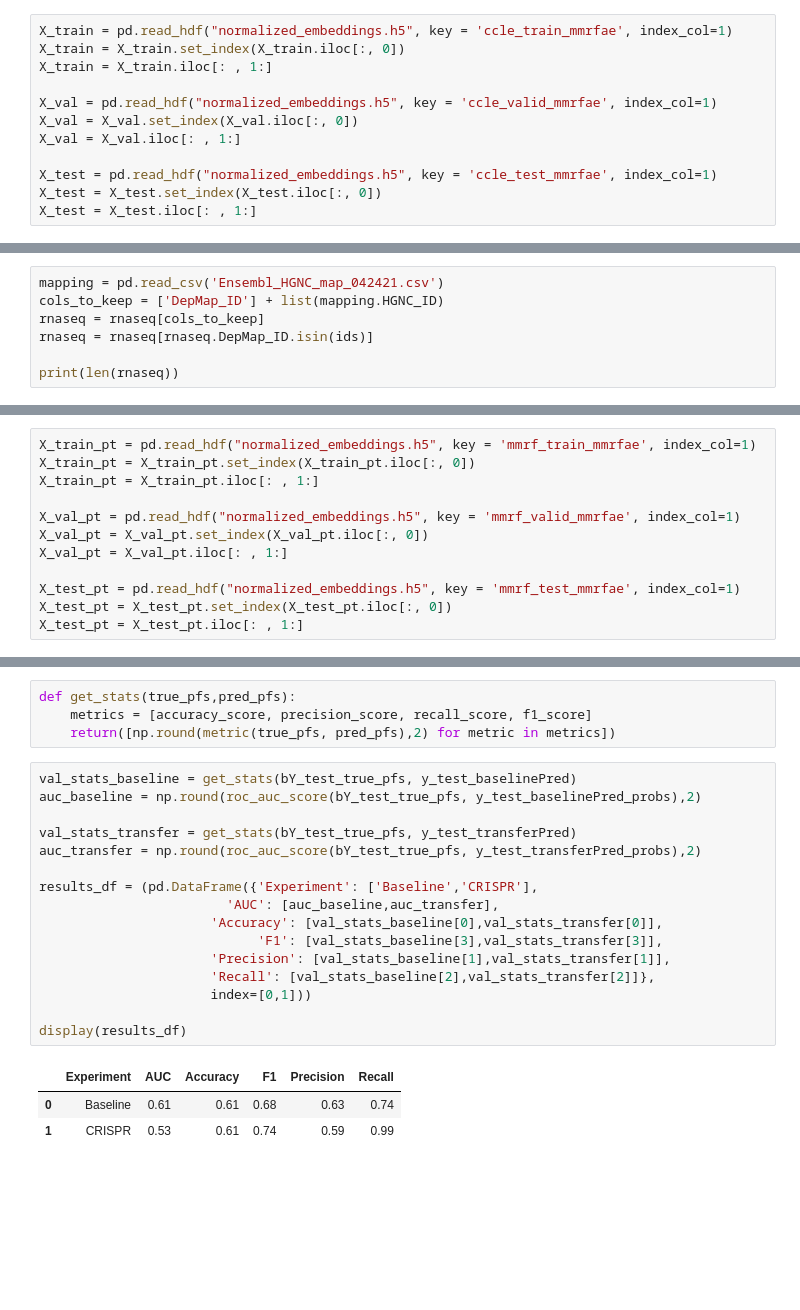
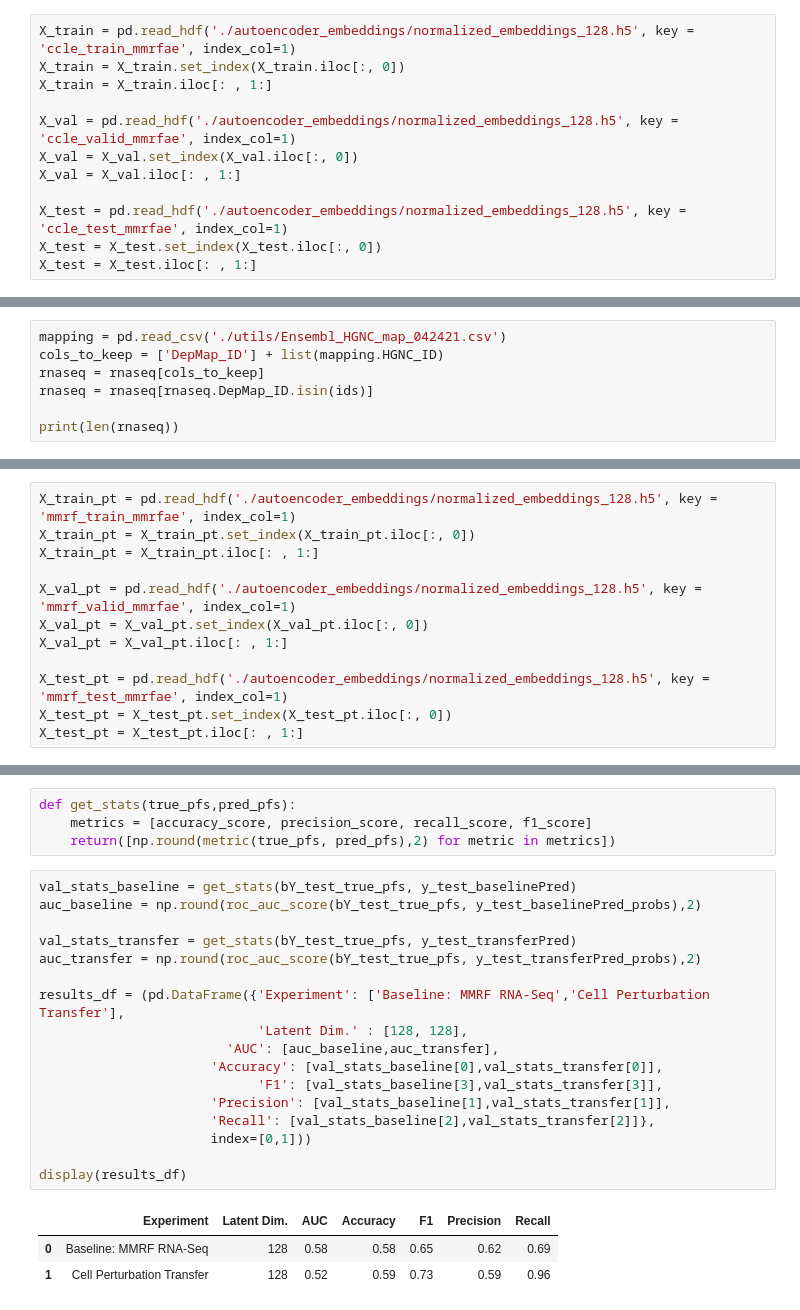
Before and after one commit to nalinimsingh/mm-cell_lines, a Jupyter notebook: Cell_Perturbation.ipynb, the cells around one changed output, grey strips where cells are left out. Drawn from its saved outputs; the diff is of its cells as text; blank space fills up the shorter version.

```diff
--- a/Cell_Perturbation.ipynb
+++ b/Cell_Perturbation.ipynb
@@ -39,15 +40,15 @@ with pd.HDFStore('normalized_embeddings.h5') as store:
 # %% [output]
 ['/ccle_test_ccleae', '/ccle_test_combinedae', '/ccle_test_mmrfae', '/ccle_train_ccleae', '/ccle_train_combinedae', '/ccle_train_mmrfae', '/ccle_valid_ccleae', '/ccle_valid_combinedae', '/ccle_valid_m ...
 # %%
-X_train = pd.read_hdf("normalized_embeddings.h5", key = 'ccle_train_mmrfae', index_col=1)
+X_train = pd.read_hdf('./autoencoder_embeddings/normalized_embeddings_128.h5', key = 'ccle_train_mmrfae', index_col=1)
 X_train = X_train.set_index(X_train.iloc[:, 0])
 X_train = X_train.iloc[: , 1:]
 
-X_val = pd.read_hdf("normalized_embeddings.h5", key = 'ccle_valid_mmrfae', index_col=1)
+X_val = pd.read_hdf('./autoencoder_embeddings/normalized_embeddings_128.h5', key = 'ccle_valid_mmrfae', index_col=1)
 X_val = X_val.set_index(X_val.iloc[:, 0])
 X_val = X_val.iloc[: , 1:]
 
-X_test = pd.read_hdf("normalized_embeddings.h5", key = 'ccle_test_mmrfae', index_col=1)
+X_test = pd.read_hdf('./autoencoder_embeddings/normalized_embeddings_128.h5', key = 'ccle_test_mmrfae', index_col=1)
 X_test = X_test.set_index(X_test.iloc[:, 0])
 X_test = X_test.iloc[: , 1:]
 # %%
@@ -91,7 +92,7 @@ print(len(crispr.columns))
 800
 14
 # %%
-mapping = pd.read_csv('Ensembl_HGNC_map_042421.csv')
+mapping = pd.read_csv('./utils/Ensembl_HGNC_map_042421.csv')
 cols_to_keep = ['DepMap_ID'] + list(mapping.HGNC_ID)
 rnaseq = rnaseq[cols_to_keep]
 rnaseq = rnaseq[rnaseq.DepMap_ID.isin(ids)]
@@ -153,15 +154,15 @@ Test (165, 128) (165, 13, 2)
 # %% [markdown]
 ## Load embeddings for patient (MMRF) data from AE trained on MMRF data
 # %%
-X_train_pt = pd.read_hdf("normalized_embeddings.h5", key = 'mmrf_train_mmrfae', index_col=1)
+X_train_pt = pd.read_hdf('./autoencoder_embeddings/normalized_embeddings_128.h5', key = 'mmrf_train_mmrfae', index_col=1)
 X_train_pt = X_train_pt.set_index(X_train_pt.iloc[:, 0])
 X_train_pt = X_train_pt.iloc[: , 1:]
 
-X_val_pt = pd.read_hdf("normalized_embeddings.h5", key = 'mmrf_valid_mmrfae', index_col=1)
+X_val_pt = pd.read_hdf('./autoencoder_embeddings/normalized_embeddings_128.h5', key = 'mmrf_valid_mmrfae', index_col=1)
 X_val_pt = X_val_pt.set_index(X_val_pt.iloc[:, 0])
 X_val_pt = X_val_pt.iloc[: , 1:]
 
-X_test_pt = pd.read_hdf("normalized_embeddings.h5", key = 'mmrf_test_mmrfae', index_col=1)
+X_test_pt = pd.read_hdf('./autoencoder_embeddings/normalized_embeddings_128.h5', key = 'mmrf_test_mmrfae', index_col=1)
 X_test_pt = X_test_pt.set_index(X_test_pt.iloc[:, 0])
 X_test_pt = X_test_pt.iloc[: , 1:]
 # %%
@@ -596,20 +597,21 @@ def get_stats(true_pfs,pred_pfs):
 # %%
 val_stats_baseline = get_stats(bY_test_true_pfs, y_test_baselinePred)
 auc_baseline = np.round(roc_auc_score(bY_test_true_pfs, y_test_baselinePred_probs),2)
 
 val_stats_transfer = get_stats(bY_test_true_pfs, y_test_transferPred)
 auc_transfer = np.round(roc_auc_score(bY_test_true_pfs, y_test_transferPred_probs),2)
 
-results_df = (pd.DataFrame({'Experiment': ['Baseline','CRISPR'],
+results_df = (pd.DataFrame({'Experiment': ['Baseline: MMRF RNA-Seq','Cell Perturbation Transfer'],
+                            'Latent Dim.' : [128, 128],
                         'AUC': [auc_baseline,auc_transfer],
                       'Accuracy': [val_stats_baseline[0],val_stats_transfer[0]],
                             'F1': [val_stats_baseline[3],val_stats_transfer[3]],
                       'Precision': [val_stats_baseline[1],val_stats_transfer[1]],
                       'Recall': [val_stats_baseline[2],val_stats_transfer[2]]},
                       index=[0,1]))
 
 display(results_df)
 # %% [output]
-|  | Experiment | AUC | Accuracy | F1 | Precision | Recall |
-| 0 | Baseline | 0.61 | 0.61 | 0.68 | 0.63 | 0.74 |
-| 1 | CRISPR | 0.53 | 0.61 | 0.74 | 0.59 | 0.99 |
+|  | Experiment | Latent Dim. | AUC | Accuracy | F1 | Precision | Recall |
+| 0 | Baseline: MMRF RNA-Seq | 128 | 0.58 | 0.58 | 0.65 | 0.62 | 0.69 |
+| 1 | Cell Perturbation Transfer | 128 | 0.52 | 0.59 | 0.73 | 0.59 | 0.96 |
```
Also changed, not shown: parts of 12 cells of this notebook.
